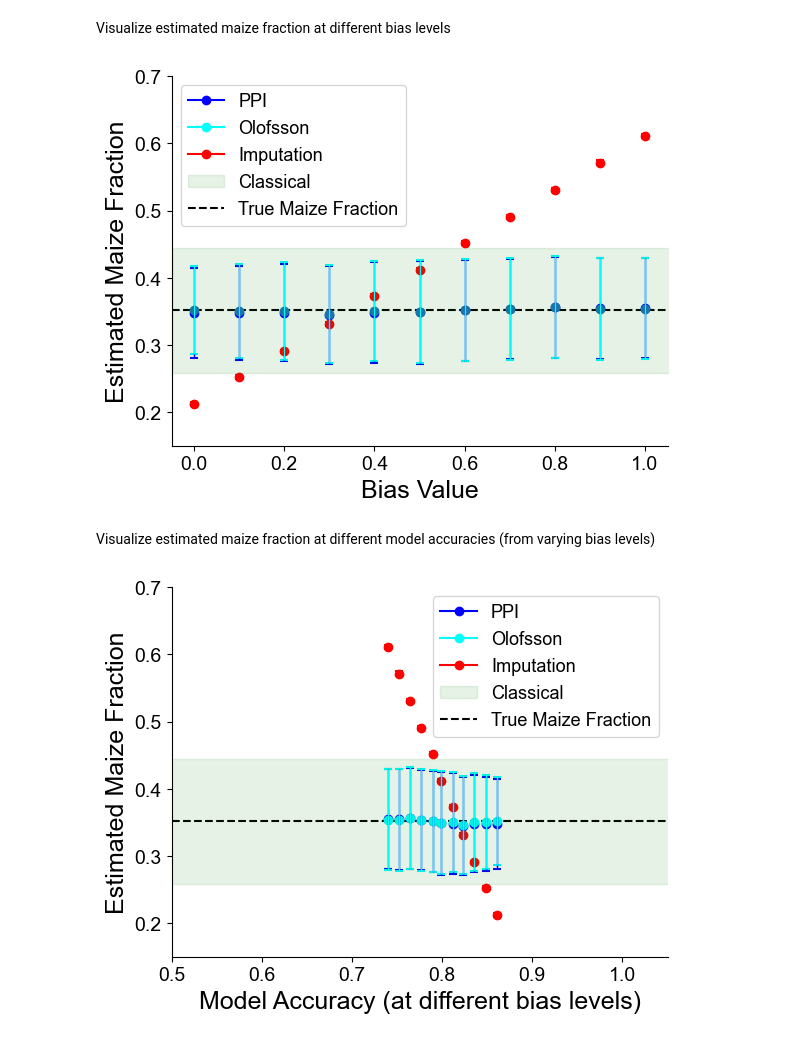
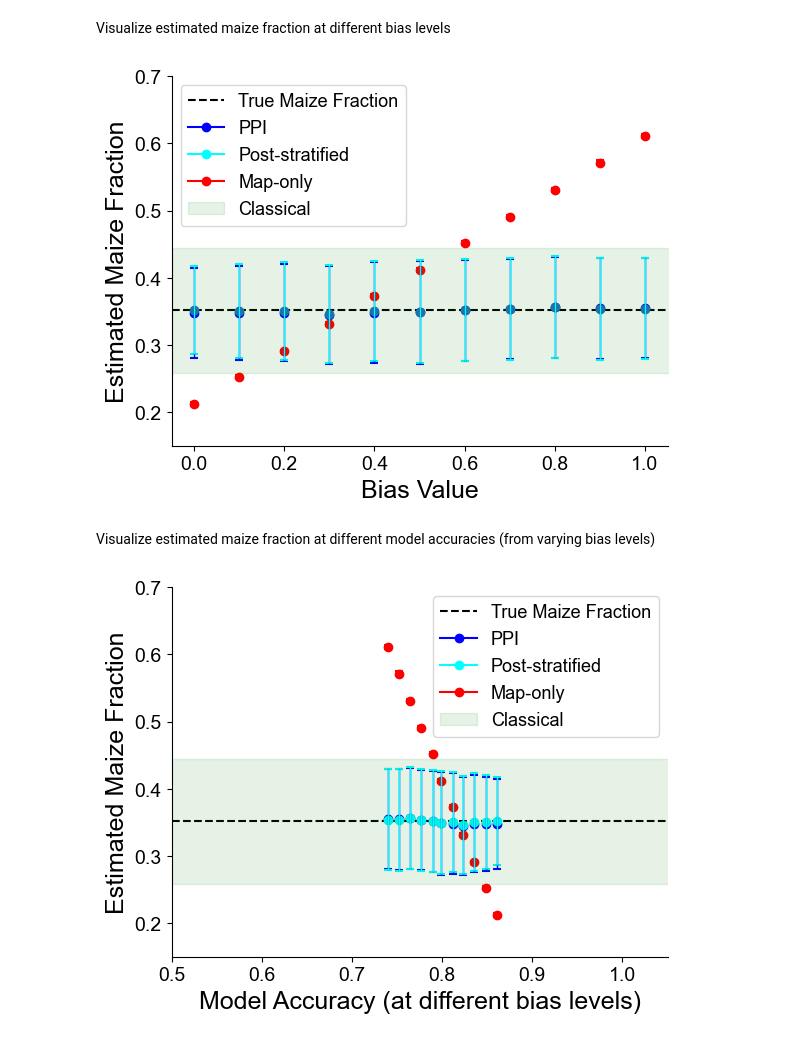
Before and after one commit to Earth-Intelligence-Lab/uncertainty-quantification, a Jupyter notebook: examples/corn mean estimation.ipynb, the cells around one changed output. Drawn from its saved outputs; the diff is of its cells as text; code cells hidden in the pictures.

```diff
--- a/examples/corn mean estimation.ipynb
+++ b/examples/corn mean estimation.ipynb
@@ -325,10 +325,10 @@ probabilities = [0, 0.1, 0.2, 0.3, 0.4, 0.5, 0.6, 0.7, 0.8, 0.9, 1.0]
 model_accuracies = []
 ppi_avg_estimates = []
 ppi_avg_widths = []
-olofsson_avg_estimates = []
-olofsson_avg_widths = []
-imputation_estimates = []
-imputation_widths = []
+post_stratified_avg_estimates = []
+post_stratified_avg_widths = []
+map_only_estimates = []
+map_only_widths = []
 
 for p in probabilities:
     bias_mask = np.array(np.random.RandomState(seed=int(10*p)).choice([0,1], p=[0.6, 0.4], size = Y_total.shape[0]))
@@ -347,57 +347,57 @@ for p in probabilities:
     classical_avg_estimate = classical_results['estimate'].mean()
     classical_avg_width = classical_results['width'].mean()
 
-    olofsson_results = df.loc[(df['method'] == 'Olofsson') & (df['n'] == 100)]
-    olofsson_avg_estimates.append(olofsson_results['estimate'].mean())
-    olofsson_avg_widths.append(olofsson_results['width'].mean())
+    post_stratified_results = df.loc[(df['method'] == 'Post-stratified') & (df['n'] == 100)]
+    post_stratified_avg_estimates.append(post_stratified_results['estimate'].mean())
+    post_stratified_avg_widths.append(post_stratified_results['width'].mean())
 
-    imputation_estimates.append(df.loc[df['method']=='Imputation']['estimate'].mean())
-    imputation_widths.append(df.loc[df['method']=='Imputation']['width'].mean())
+    map_only_estimates.append(df.loc[df['method']=='Map-only']['estimate'].mean())
+    map_only_widths.append(df.loc[df['method']=='Map-only']['width'].mean())
 # %% [markdown]
 Visualize estimated maize fraction at different bias levels
 # %%
 ax = plt.gca()
 ax.spines['top'].set_visible(False)
 ax.spines['right'].set_visible(False)
 
+plt.axhline(true_theta, color ='black', linestyle='--', label='True Maize Fraction', zorder=0)
+
 plt.plot([], '-o', color='blue', label='PPI')
-plt.plot([], '-o', color='cyan', label='Olofsson')
-plt.plot([], '-o', color='red', label='Imputation')
+plt.plot([], '-o', color='cyan', label='Post-stratified')
+plt.plot([], '-o', color='red', label='Map-only')
 
 plt.scatter(probabilities, ppi_avg_estimates, color='blue')
 plt.scatter(probabilities, ppi_avg_estimates-np.array(ppi_avg_widths)/2, color='blue', marker='_')
 plt.scatter(probabilities, ppi_avg_estimates+np.array(ppi_avg_widths)/2, color='blue', marker='_')
 for i, prob in enumerate(probabilities):
     ymin = (ppi_avg_estimates-np.array(ppi_avg_widths)/2)[i]
     ymax = (ppi_avg_estimates+np.array(ppi_avg_widths)/2)[i]
     ax.vlines(x=prob, ymin=ymin, ymax=ymax, color="blue", linewidth=1)
 
-plt.scatter(probabilities, olofsson_avg_estimates)
-plt.scatter(probabilities, olofsson_avg_estimates-np.array(olofsson_avg_widths)/2, color='cyan', marker='_')
-plt.scatter(probabilities, olofsson_avg_estimates+np.array(olofsson_avg_widths)/2, color='cyan', marker='_')
+plt.scatter(probabilities, post_stratified_avg_estimates)
+plt.scatter(probabilities, post_stratified_avg_estimates-np.array(post_stratified_avg_widths)/2, color='cyan', marker='_')
+plt.scatter(probabilities, post_stratified_avg_estimates+np.array(post_stratified_avg_widths)/2, color='cyan', marker='_')
 for i, prob in enumerate(probabilities):
-    ymin = (olofsson_avg_estimates-np.array(olofsson_avg_widths)/2)[i]
-    ymax = (olofsson_avg_estimates+np.array(olofsson_avg_widths)/2)[i]
+    ymin = (post_stratified_avg_estimates-np.array(post_stratified_avg_widths)/2)[i]
+    ymax = (post_stratified_avg_estimates+np.array(post_stratified_avg_widths)/2)[i]
     ax.vlines(x=prob, ymin=ymin, ymax=ymax, color="cyan", linewidth=1)
 
-plt.scatter(probabilities, imputation_estimates, color='red')
-plt.scatter(probabilities, imputation_estimates-np.array(imputation_widths)/2, color='red', marker='_')
-plt.scatter(probabilities, imputation_estimates+np.array(imputation_widths)/2, color='red', marker='_')
+plt.scatter(probabilities, map_only_estimates, color='red')
+plt.scatter(probabilities, map_only_estimates-np.array(map_only_widths)/2, color='red', marker='_')
+plt.scatter(probabilities, map_only_estimates+np.array(map_only_widths)/2, color='red', marker='_')
 
 plt.fill_between(np.arange(-0.05, 1.2, 0.1), classical_avg_estimate-classical_avg_width/2, classical_avg_estimate+classical_avg_width/2, color='green', alpha=0.1, label='Classical')
-
-plt.axhline(true_theta, color ='black', linestyle='--', label='True Maize Fraction', zorder=0)
 
 plt.legend()
 plt.xlim([-0.05, 1.05])
 plt.ylim([0.15, 0.7])
 #plt.title("Corn Fraction Confidence Intervals")
 plt.ylabel("Estimated Maize Fraction")
 plt.xlabel("Bias Value")
 plt.savefig('output_images/corn_fraction_bias.png', dpi=300, bbox_inches='tight')
 plt.show()
 # %% [output]
-[figure, old version]
+[figure, new version]
 # %% [markdown]
 Visualize estimated maize fraction at different model accuracies (from varying bias levels)
 # %%
@@ -405,9 +405,11 @@ ax = plt.gca()
 ax.spines['top'].set_visible(False)
 ax.spines['right'].set_visible(False)
 
+plt.axhline(true_theta, color ='black', linestyle='--', label='True Maize Fraction', zorder=0)
+
 plt.plot([], '-o', color='blue', label='PPI')
-plt.plot([], '-o', color='cyan', label='Olofsson')
-plt.plot([], '-o', color='red', label='Imputation')
+plt.plot([], '-o', color='cyan', label='Post-stratified')
+plt.plot([], '-o', color='red', label='Map-only')
 
 plt.scatter(model_accuracies, ppi_avg_estimates, color='blue')
 plt.scatter(model_accuracies, ppi_avg_estimates-np.array(ppi_avg_widths)/2, color='blue', marker='_')
@@ -417,21 +419,19 @@ for i, prob in enumerate(model_accuracies):
     ymax = (ppi_avg_estimates+np.array(ppi_avg_widths)/2)[i]
     ax.vlines(x=prob, ymin=ymin, ymax=ymax, color="blue", linewidth=1)
 
-plt.scatter(model_accuracies, olofsson_avg_estimates, color='cyan')
-plt.scatter(model_accuracies, olofsson_avg_estimates-np.array(olofsson_avg_widths)/2, color='cyan', marker='_')
-plt.scatter(model_accuracies, olofsson_avg_estimates+np.array(olofsson_avg_widths)/2, color='cyan', marker='_')
+plt.scatter(model_accuracies, post_stratified_avg_estimates, color='cyan')
+plt.scatter(model_accuracies, post_stratified_avg_estimates-np.array(post_stratified_avg_widths)/2, color='cyan', marker='_')
+plt.scatter(model_accuracies, post_stratified_avg_estimates+np.array(post_stratified_avg_widths)/2, color='cyan', marker='_')
 for i, prob in enumerate(model_accuracies):
-    ymin = (olofsson_avg_estimates-np.array(olofsson_avg_widths)/2)[i]
-    ymax = (olofsson_avg_estimates+np.array(olofsson_avg_widths)/2)[i]
+    ymin = (post_stratified_avg_estimates-np.array(post_stratified_avg_widths)/2)[i]
+    ymax = (post_stratified_avg_estimates+np.array(post_stratified_avg_widths)/2)[i]
     ax.vlines(x=prob, ymin=ymin, ymax=ymax, color="cyan", linewidth=1)
 
-plt.scatter(model_accuracies, imputation_estimates, color='red')
-plt.scatter(model_accuracies, imputation_estimates-np.array(imputation_widths)/2, color='red', marker='_')
-plt.scatter(model_accuracies, imputation_estimates+np.array(imputation_widths)/2, color='red', marker='_')
+plt.scatter(model_accuracies, map_only_estimates, color='red')
+plt.scatter(model_accuracies, map_only_estimates-np.array(map_only_widths)/2, color='red', marker='_')
+plt.scatter(model_accuracies, map_only_estimates+np.array(map_only_widths)/2, color='red', marker='_')
 
 plt.fill_between(np.arange(-0.05, 1.2, 0.1), classical_avg_estimate-classical_avg_width/2, classical_avg_estimate+classical_avg_width/2, color='green', alpha=0.1, label='Classical')
-
-plt.axhline(true_theta, color ='black', linestyle='--', label='True Maize Fraction', zorder=0)
 
 plt.legend()
 plt.xlim([0.5, 1.05])
@@ -442,4 +442,4 @@ plt.xlabel("Model Accuracy (at different bias levels)")
 plt.savefig('output_images/corn_fraction_bias_accuracy.png', dpi=300, bbox_inches='tight')
 plt.show()
 # %% [output]
-[figure, old version]
+[figure, new version]
```
Also changed, not shown: parts of 7 cells of this notebook, 11 other files.
